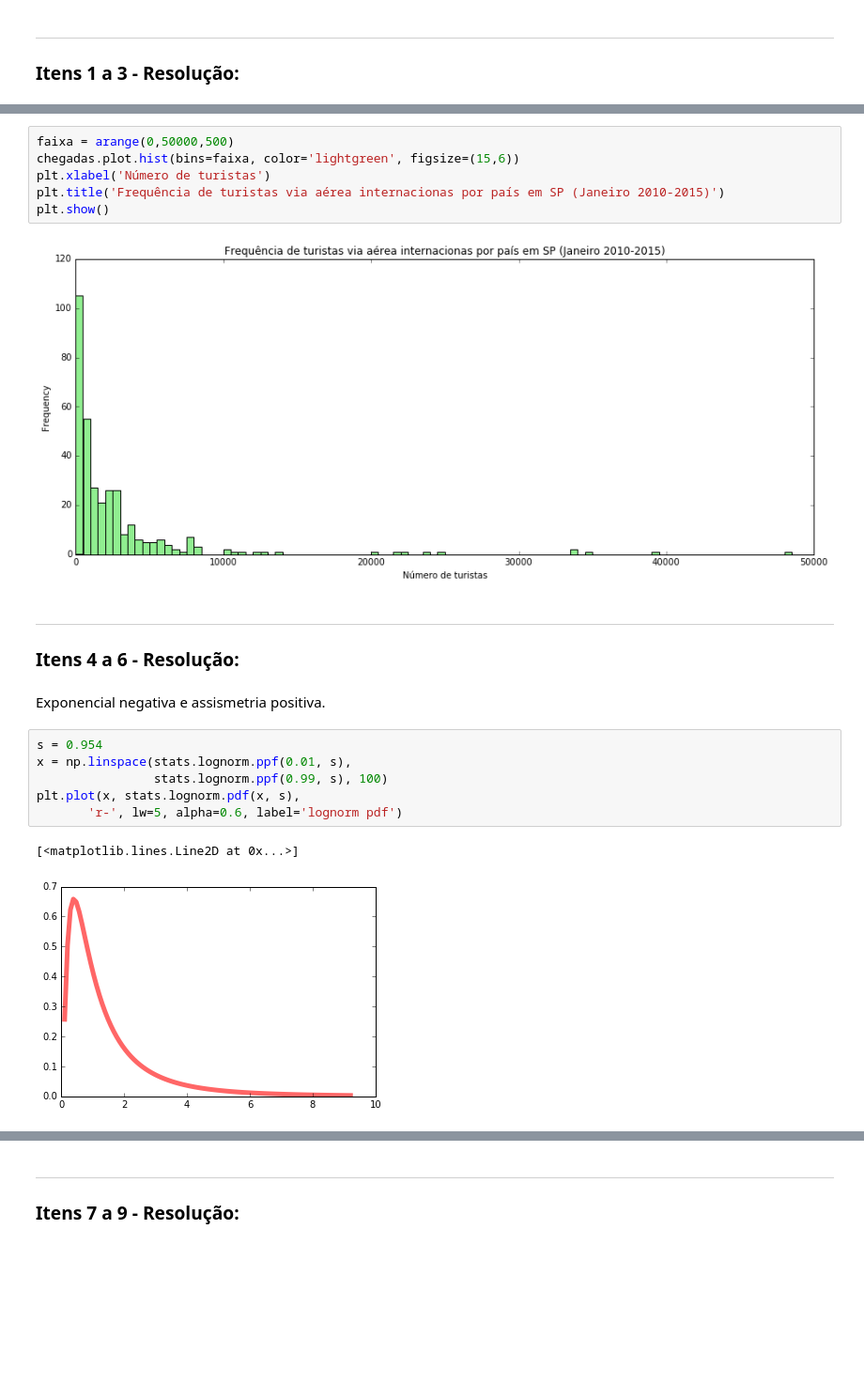
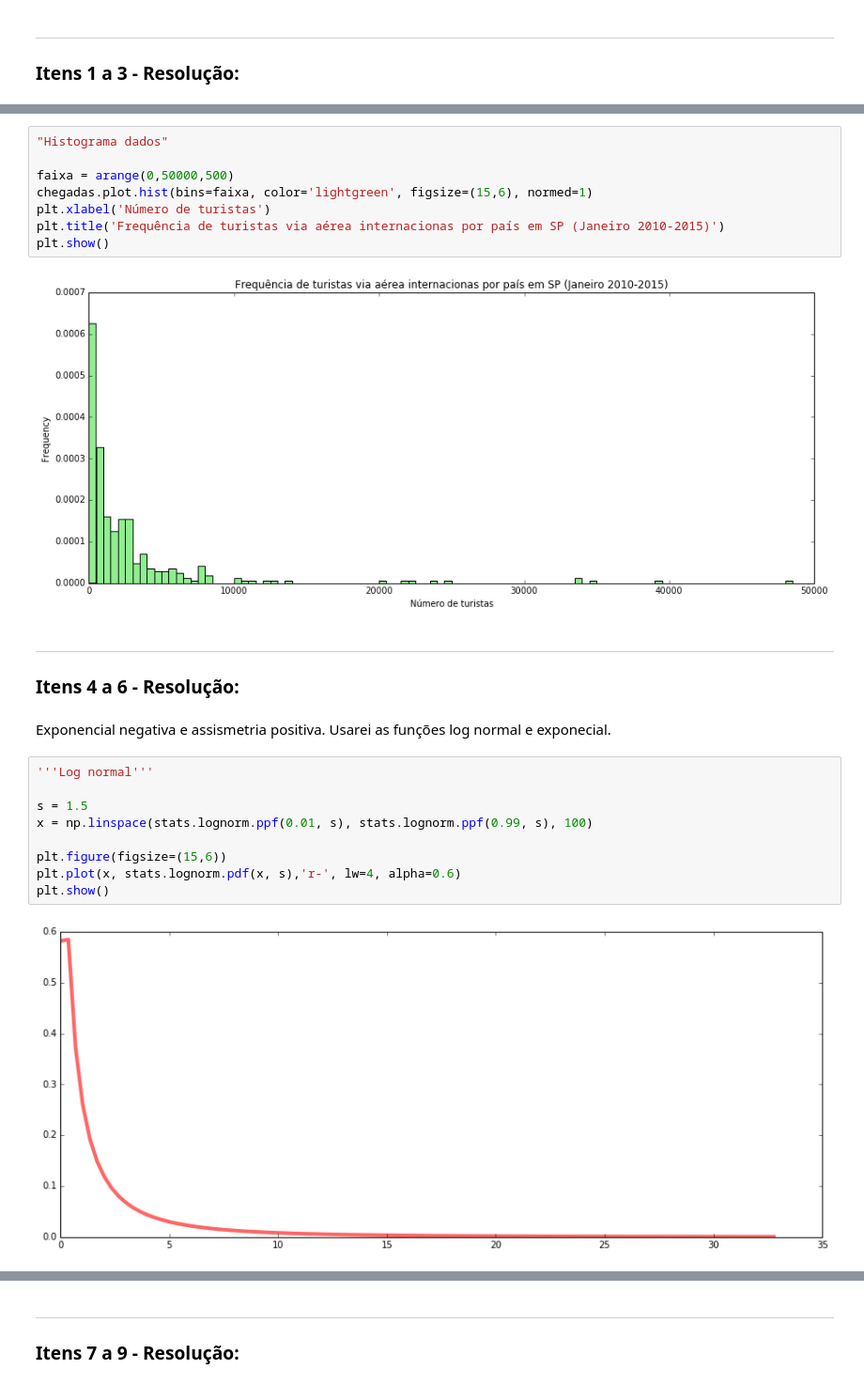
Before and after one commit to claraluques/CD, a Jupyter notebook: MiniProjeto1/MiniProjeto1 - Clara.ipynb, the cells around one changed output, grey strips where cells are left out. Shown at 94% size. Drawn from its saved outputs; the diff is of its cells as text; blank space fills up the shorter version.

```diff
--- a/MiniProjeto1/MiniProjeto1 - Clara.ipynb
+++ b/MiniProjeto1/MiniProjeto1 - Clara.ipynb
@@ -73,23 +77,28 @@ tquad = desc[6]
 # %%
+"Histograma dados"
+
 faixa = arange(0,50000,500)
-chegadas.plot.hist(bins=faixa, color='lightgreen', figsize=(15,6))
+chegadas.plot.hist(bins=faixa, color='lightgreen', figsize=(15,6), normed=1)
 plt.xlabel('Número de turistas')
 plt.title('Frequência de turistas via aérea internacionas por país em SP (Janeiro 2010-2015)')
 plt.show()
 # %% [output]
-[figure, old version]
+[figure, new version]
 # %% [markdown]
 ___
 ### Itens 4 a 6 - Resolução:
 # %% [markdown]
 Exponencial negativa e assismetria positiva.
+Usarei as funções log normal e exponecial.
 # %%
-s = 0.954
-x = np.linspace(stats.lognorm.ppf(0.01, s),
-                stats.lognorm.ppf(0.99, s), 100)
-plt.plot(x, stats.lognorm.pdf(x, s),
-       'r-', lw=5, alpha=0.6, label='lognorm pdf')
+'''Log normal'''
+
+s = 1.5
+x = np.linspace(stats.lognorm.ppf(0.01, s), stats.lognorm.ppf(0.99, s), 100)
+
+plt.figure(figsize=(15,6))
+plt.plot(x, stats.lognorm.pdf(x, s),'r-', lw=4, alpha=0.6)
+plt.show()
 # %% [output]
-[<matplotlib.lines.Line2D at 0x...>]
-[figure, old version]
+[figure, new version]
 # %%
```
Also changed, not shown: parts of 15 cells of this notebook.
